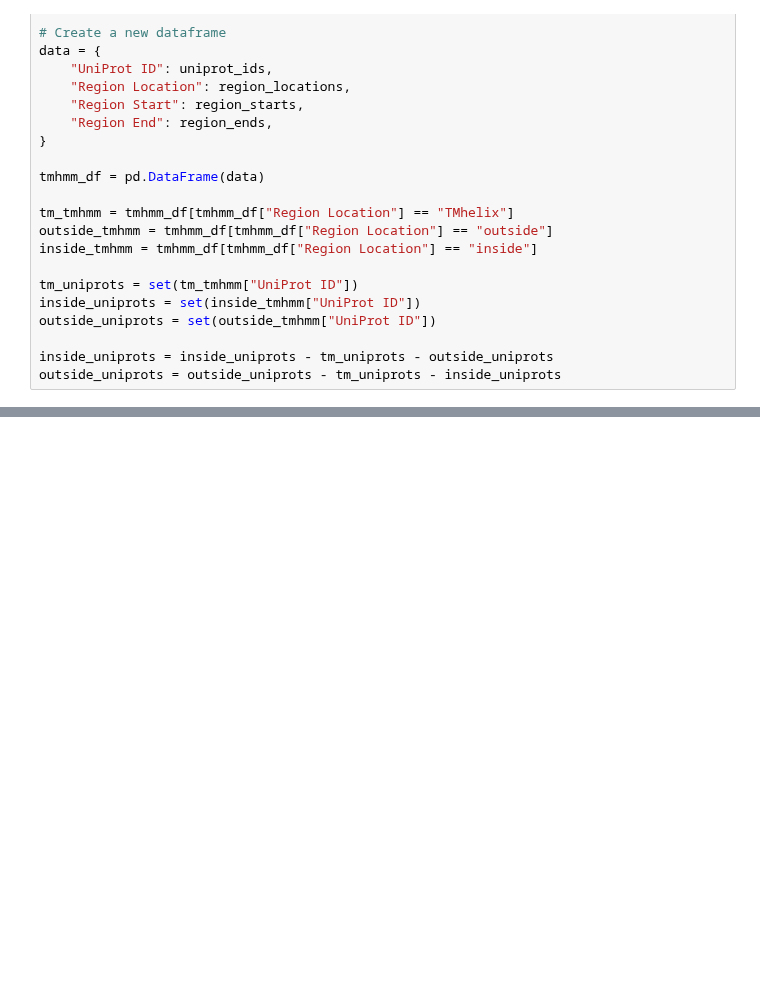
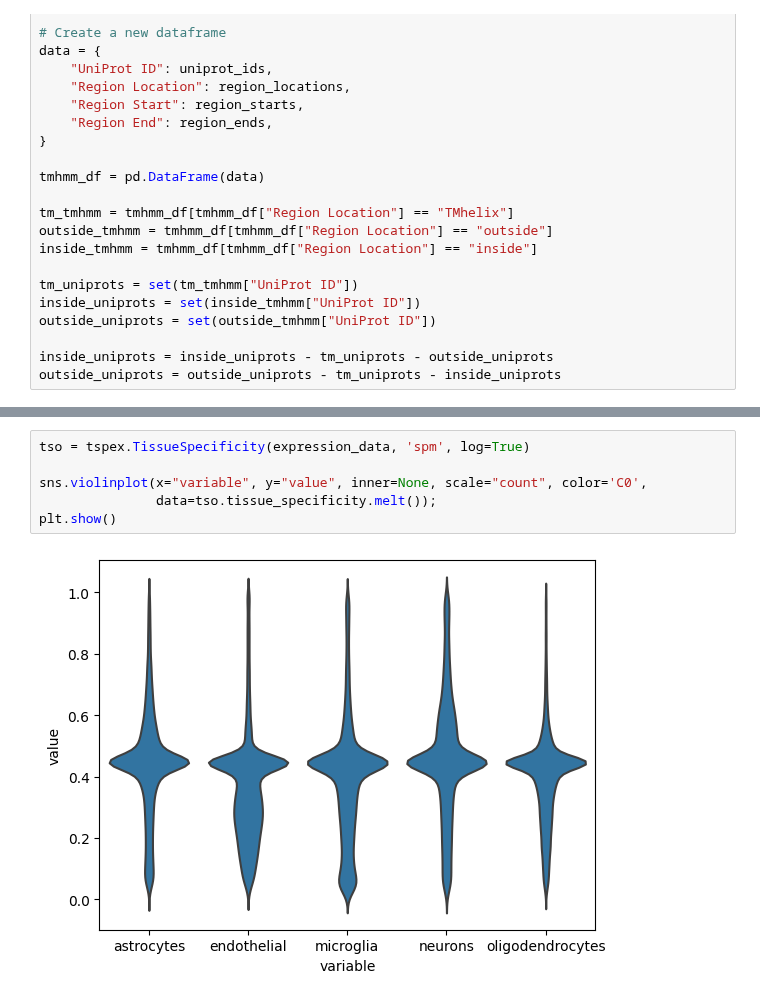
Before and after one commit to Walt-Lab/bdev_mass_spec, a Jupyter notebook: HT_analysis.ipynb, the cells around one changed output, grey strips where cells are left out. Saved outputs shown, nothing was run; the diff lists cells and outputs as text; blank space fills up the shorter version.

```diff
--- a/HT_analysis.ipynb
+++ b/HT_analysis.ipynb
@@ -158,0 +193,8 @@ len(outside_uniprots)
+# %%
+tso = tspex.TissueSpecificity(expression_data, 'spm', log=True)
+
+sns.violinplot(x="variable", y="value", inner=None, scale="count", color='C0',
+               data=tso.tissue_specificity.melt());
+plt.show()
+# %% [output]
+[figure, added]
```
Also changed, not shown: parts of 18 cells of this notebook.
